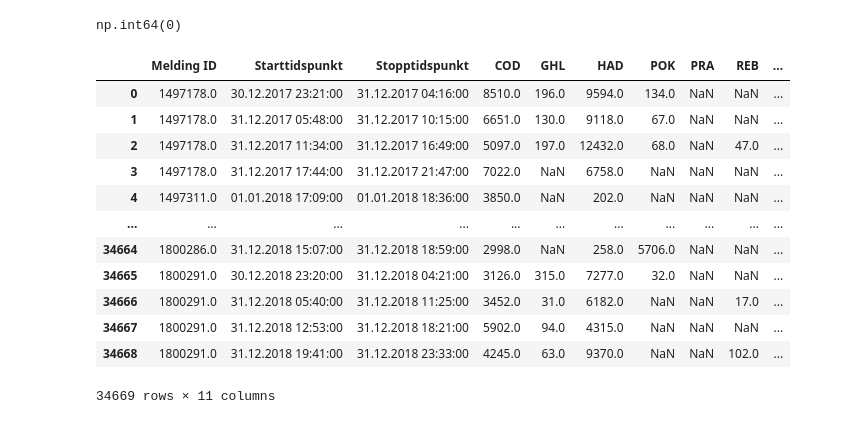
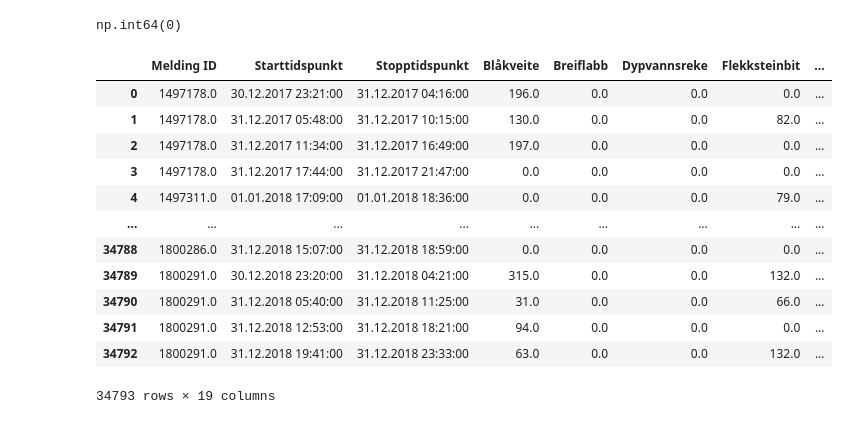
Before and after one commit to simsam8/ers_data_processing, a Jupyter notebook: notebook.ipynb, the cells around one changed output. Drawn from its saved outputs; the diff is of its cells as text; code cells hidden in the pictures.

```diff
--- a/notebook.ipynb
+++ b/notebook.ipynb
@@ -4,20 +4,18 @@ import numpy as np
 
 dca_data = pd.read_csv("data/elektronisk-rapportering-ers-2018-fangstmelding-dca.csv", sep=";", decimal=",")
 # %%
-# for column in dca_data.columns:
-#     print(column)
-
 id_columns = ["Melding ID", "Starttidspunkt", "Stopptidspunkt"]
-keep_columns = ["Melding ID", "Radiokallesignal (ERS)", "Starttidspunkt", "Stopptidspunkt", "Varighet",
+# keep_columns = ["Melding ID", "Meldingstidspunkt", "Meldingsnummer", "Meldingsversjon", "Redskapsspesifikasjon", "Starttidspunkt", "Stopptidspunkt", "Radiokallesignal (ERS)", "Varighet",
+keep_columns = ["Melding ID", "Meldingstidspunkt", "Starttidspunkt", "Stopptidspunkt", "Radiokallesignal (ERS)", "Varighet",
                 "Startposisjon bredde", "Startposisjon lengde", "Havdybde start", "Stopposisjon bredde",
                 "Stopposisjon lengde", "Havdybde stopp", "Trekkavstand", "Redskap FAO (kode)", "Hovedart FAO (kode)",
-                "Art FAO (kode)", "Rundvekt", "Bruttotonnasje 1969", "Bruttotonnasje annen",
-                "Bredde", "Fartøylengde"]
+                "Art FAO", "Rundvekt", "Bruttotonnasje 1969", "Bruttotonnasje annen",
+                "Bredde", "Fartøylengde", "Hovedområde start (kode)", "Hovedområde stopp (kode)"]
 # %%
 reduced_data = dca_data[keep_columns]
 # %%
 reduced_data = reduced_data.where(reduced_data["Redskap FAO (kode)"] == "OTB")
-reduced_data = reduced_data.dropna(subset=["Art FAO (kode)"])
+reduced_data = reduced_data.dropna(subset=["Art FAO"])
 # %%
 reduced_data
 # %% [output]
@@ -57,28 +54,27 @@ reduced_data.duplicated(["Melding ID", "Starttidspunkt", "Stopptidspunkt", "Art
 # %% [output]
 np.int64(0)
 # %%
-# TODO: Use all 14 provided
-top_species = ['POK','COD','PRA','HAD','REB','GHL']
-reduced_data = reduced_data.loc[reduced_data["Art FAO (kode)"].isin(top_species)]
-reduced_data_pivot = reduced_data.pivot(index=["Melding ID", "Starttidspunkt", "Stopptidspunkt"], columns="Art FAO (kode)", values="Rundvekt").reset_index()
+top_species = ['Torsk', 'Sei', 'Hyse', 'Uer (vanlig)', 'Dypvannsreke', 'Lange', 'Snabeluer', 'Blåkveite', 'Flekksteinbit', 'Lysing', 'Gråsteinbit', 'Breiflabb', 'Kveite', 'Lyr']
+reduced_data = reduced_data.loc[reduced_data["Art FAO"].isin(top_species)]
+reduced_data_pivot = reduced_data.pivot(index=["Melding ID", "Starttidspunkt", "Stopptidspunkt"], columns="Art FAO", values="Rundvekt").reset_index()
 reduced_data_weight = reduced_data_pivot.merge(catch_sums, on=["Melding ID", "Starttidspunkt", "Stopptidspunkt"])
 reduced_data_weight.head()
 
 reduced_data_weight["ANDRE"] = reduced_data_weight.apply(lambda row: row["Rundvekt"] - row[top_species].sum(), axis=1)
+reduced_data_weight[top_species] = reduced_data_weight[top_species].replace(np.nan, 0)
 reduced_data_weight
-# reduced_with_enc = pd.get_dummies(reduced_data,columns=['Art FAO (kode)'],prefix=["art"], dtype=float)
 # %% [output]
-|  | Melding ID | Starttidspunkt | Stopptidspunkt | COD | GHL | HAD | POK | PRA | REB | ... |
-| 0 | 1497178.0 | 30.12.2017 23:21:00 | 31.12.2017 04:16:00 | 8510.0 | 196.0 | 9594.0 | 134.0 | NaN | NaN | ... |
-| 1 | 1497178.0 | 31.12.2017 05:48:00 | 31.12.2017 10:15:00 | 6651.0 | 130.0 | 9118.0 | 67.0 | NaN | NaN | ... |
-| 2 | 1497178.0 | 31.12.2017 11:34:00 | 31.12.2017 16:49:00 | 5097.0 | 197.0 | 12432.0 | 68.0 | NaN | 47.0 | ... |
-| 3 | 1497178.0 | 31.12.2017 17:44:00 | 31.12.2017 21:47:00 | 7022.0 | NaN | 6758.0 | NaN | NaN | NaN | ... |
-| 4 | 1497311.0 | 01.01.2018 17:09:00 | 01.01.2018 18:36:00 | 3850.0 | NaN | 202.0 | NaN | NaN | NaN | ... |
-| ... | ... | ... | ... | ... | ... | ... | ... | ... | ... | ... |
-| 34664 | 1800286.0 | 31.12.2018 15:07:00 | 31.12.2018 18:59:00 | 2998.0 | NaN | 258.0 | 5706.0 | NaN | NaN | ... |
-| 34665 | 1800291.0 | 30.12.2018 23:20:00 | 31.12.2018 04:21:00 | 3126.0 | 315.0 | 7277.0 | 32.0 | NaN | NaN | ... |
-| 34666 | 1800291.0 | 31.12.2018 05:40:00 | 31.12.2018 11:25:00 | 3452.0 | 31.0 | 6182.0 | NaN | NaN | 17.0 | ... |
-| 34667 | 1800291.0 | 31.12.2018 12:53:00 | 31.12.2018 18:21:00 | 5902.0 | 94.0 | 4315.0 | NaN | NaN | NaN | ... |
-| 34668 | 1800291.0 | 31.12.2018 19:41:00 | 31.12.2018 23:33:00 | 4245.0 | 63.0 | 9370.0 | NaN | NaN | 102.0 | ... |
+|  | Melding ID | Starttidspunkt | Stopptidspunkt | Blåkveite | Breiflabb | Dypvannsreke | Flekksteinbit | ... |
+| 0 | 1497178.0 | 30.12.2017 23:21:00 | 31.12.2017 04:16:00 | 196.0 | 0.0 | 0.0 | 0.0 | ... |
+| 1 | 1497178.0 | 31.12.2017 05:48:00 | 31.12.2017 10:15:00 | 130.0 | 0.0 | 0.0 | 82.0 | ... |
+| 2 | 1497178.0 | 31.12.2017 11:34:00 | 31.12.2017 16:49:00 | 197.0 | 0.0 | 0.0 | 0.0 | ... |
+| 3 | 1497178.0 | 31.12.2017 17:44:00 | 31.12.2017 21:47:00 | 0.0 | 0.0 | 0.0 | 0.0 | ... |
+| 4 | 1497311.0 | 01.01.2018 17:09:00 | 01.01.2018 18:36:00 | 0.0 | 0.0 | 0.0 | 79.0 | ... |
+| ... | ... | ... | ... | ... | ... | ... | ... | ... |
+| 34788 | 1800286.0 | 31.12.2018 15:07:00 | 31.12.2018 18:59:00 | 0.0 | 0.0 | 0.0 | 0.0 | ... |
+| 34789 | 1800291.0 | 30.12.2018 23:20:00 | 31.12.2018 04:21:00 | 315.0 | 0.0 | 0.0 | 132.0 | ... |
+| 34790 | 1800291.0 | 31.12.2018 05:40:00 | 31.12.2018 11:25:00 | 31.0 | 0.0 | 0.0 | 66.0 | ... |
+| 34791 | 1800291.0 | 31.12.2018 12:53:00 | 31.12.2018 18:21:00 | 94.0 | 0.0 | 0.0 | 0.0 | ... |
+| 34792 | 1800291.0 | 31.12.2018 19:41:00 | 31.12.2018 23:33:00 | 63.0 | 0.0 | 0.0 | 132.0 | ... |
-34669 rows × 11 columns
+34793 rows × 19 columns
 # %%
```
Also changed, not shown: parts of 10 cells of this notebook.
